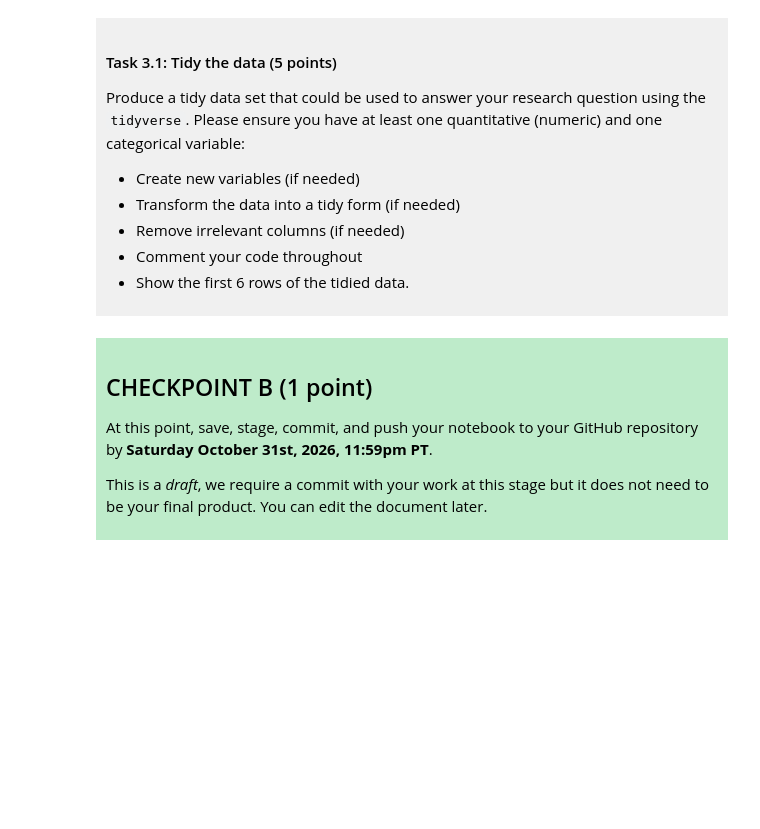
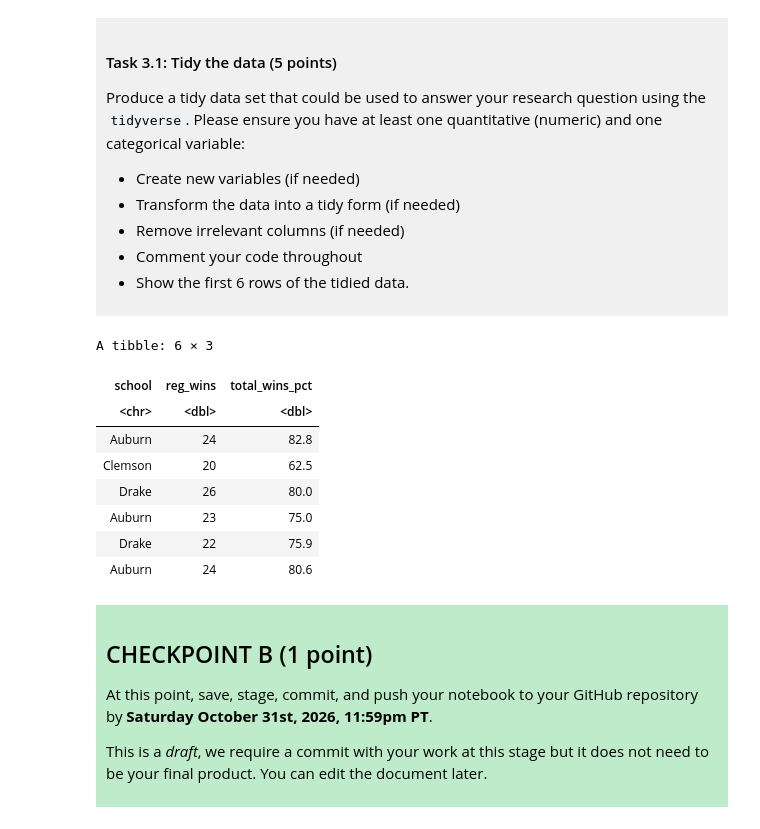
Before and after one commit to ksadani2006-afk/dsci-100-project-karma-elsaadani, a Jupyter notebook: dsci-100-project-notebook.ipynb, the cells around one changed output. Drawn from its saved outputs; the diff is of its cells as text; code cells hidden in the pictures; blank space fills up the shorter version.

```diff
--- a/dsci-100-project-notebook.ipynb
+++ b/dsci-100-project-notebook.ipynb
@@ -190,6 +213,24 @@ Produce a tidy data set that could be used to answer your research question usin
 </div>
 # %%
 ### EDIT THIS CODE CELL ###
+selected_diverse_data <- diverse_data |>
+select(school, reg_wins, total_wins_pct) #selecting only necessary columns
+
+schools <- c("Auburn", "Clemson", "Drake") #filtering for only the schools we need in our question
+final_tidy_diverse_data <- selected_diverse_data |>
+filter(school %in% schools)
+
+head(final_tidy_diverse_data) #shows first 6 rows
+# %% [output]
+A tibble: 6 × 3
+| school | reg_wins | total_wins_pct |
+| <chr> | <dbl> | <dbl> |
+| Auburn | 24 | 82.8 |
+| Clemson | 20 | 62.5 |
+| Drake | 26 | 80.0 |
+| Auburn | 23 | 75.0 |
+| Drake | 22 | 75.9 |
+| Auburn | 24 | 80.6 |
 # %% [markdown]
 <div style="background-color: #beebca; padding: 10px;">
 
```
Also changed, not shown: parts of 3 cells of this notebook.
